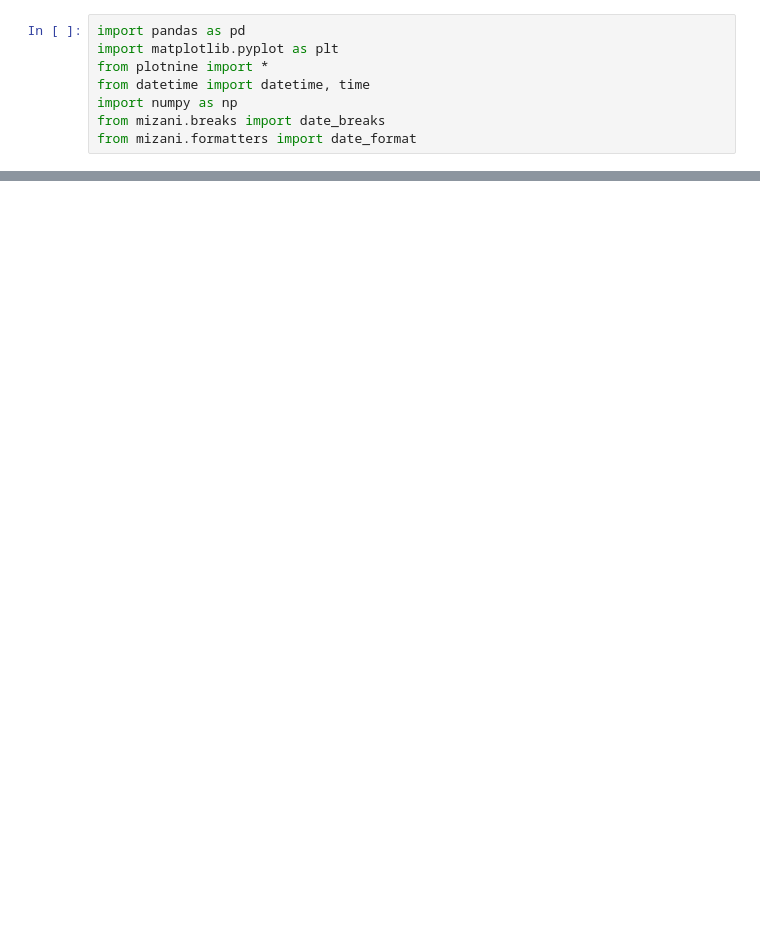
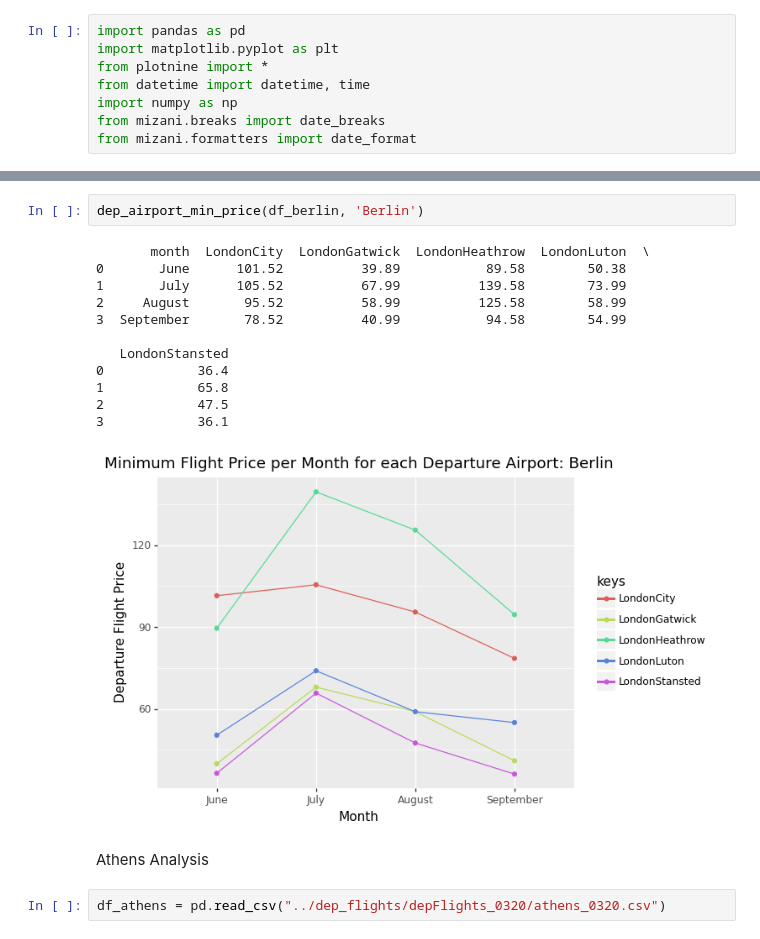
Before and after one commit to Sevnhutsjr/LSE-DS105-Wandermetrics, a Jupyter notebook: Visualisations/dep_airport_analysis.ipynb, the cells around one changed output, grey strips where cells are left out. Saved outputs shown, nothing was run; the diff lists cells and outputs as text; blank space fills up the shorter version.

```diff
--- a/Visualisations/dep_airport_analysis.ipynb
+++ b/Visualisations/dep_airport_analysis.ipynb
@@ -121,0 +114,19 @@ dep_airport_analysis(df_rome)
+# %%
+dep_airport_min_price(df_berlin, 'Berlin')
+# %% [output]
+       month  LondonCity  LondonGatwick  LondonHeathrow  LondonLuton  \
+0       June      101.52          39.89           89.58        50.38
+1       July      105.52          67.99          139.58        73.99
+2     August       95.52          58.99          125.58        58.99
+3  September       78.52          40.99           94.58        54.99
+
+   LondonStansted
+0            36.4
+1            65.8
+2            47.5
+3            36.1
+[figure, added]
+# %% [markdown]
+Athens Analysis
+# %%
+df_athens = pd.read_csv("../dep_flights/depFlights_0320/athens_0320.csv")
```
Also changed, not shown: parts of 41 cells of this notebook, 1 other file.
